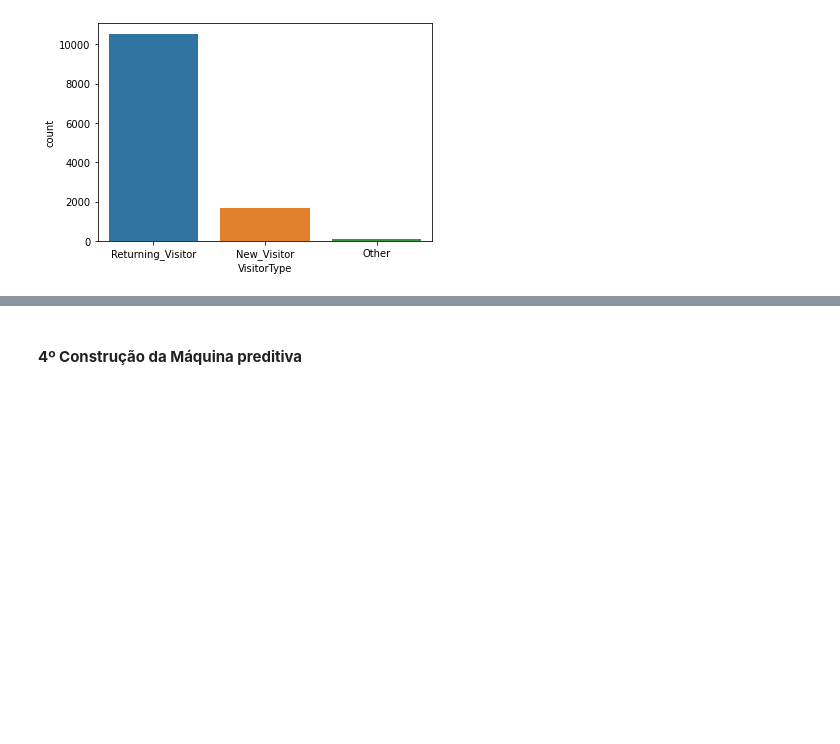
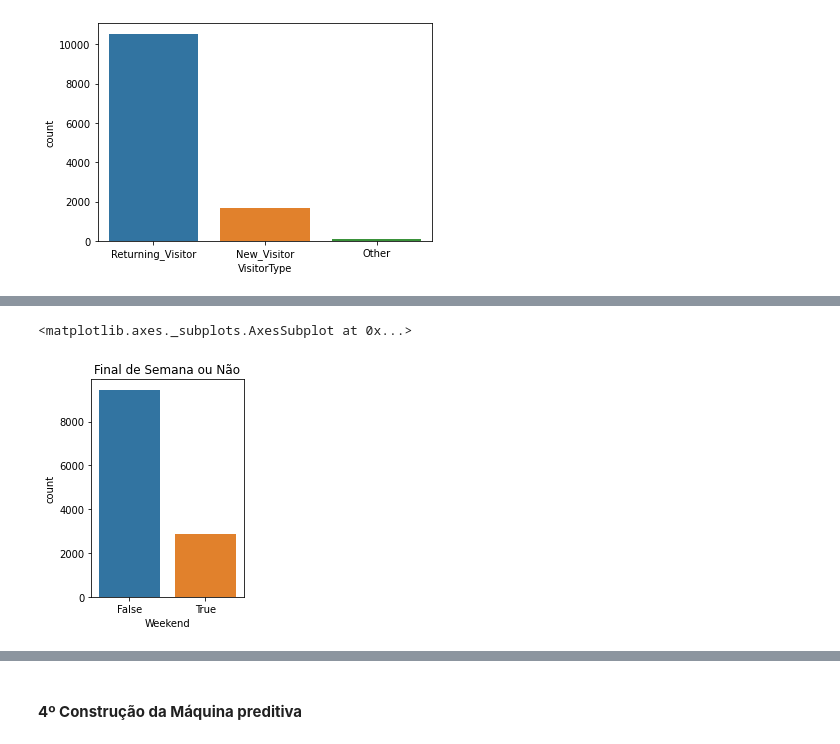
Before and after one commit to clferreira1985/Python, a Jupyter notebook: SVM_estudo_de_caso/SVM_estudo_de_caso.ipynb, the cells around one changed output, grey strips where cells are left out. Cells and saved outputs as stored; diff of their text form; code cells hidden in the pictures; blank space fills up the shorter version.

```diff
--- a/SVM_estudo_de_caso/SVM_estudo_de_caso.ipynb
+++ b/SVM_estudo_de_caso/SVM_estudo_de_caso.ipynb
@@ -233,0 +250,8 @@ sns.countplot(df_copy['VisitorType'])
+# %%
+# Countplot Final de Semana ou Não
+plt.subplot(1, 2, 1)
+plt.title("Final de Semana ou Não")
+sns.countplot(df_copy['Weekend'])
+# %% [output]
+<matplotlib.axes._subplots.AxesSubplot at 0x...>
+[figure, added]
```
Also changed, not shown: parts of 17 cells of this notebook.
